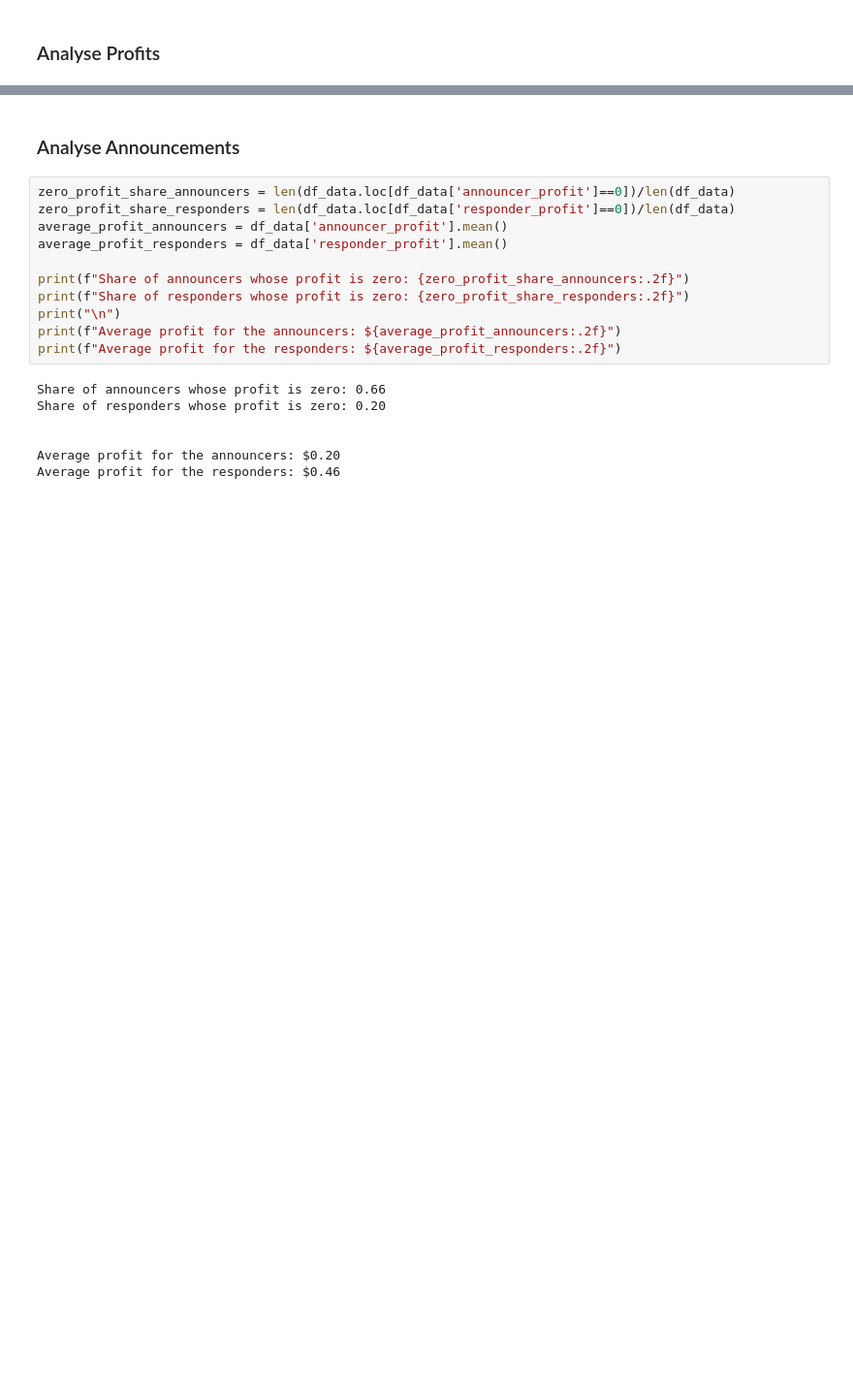
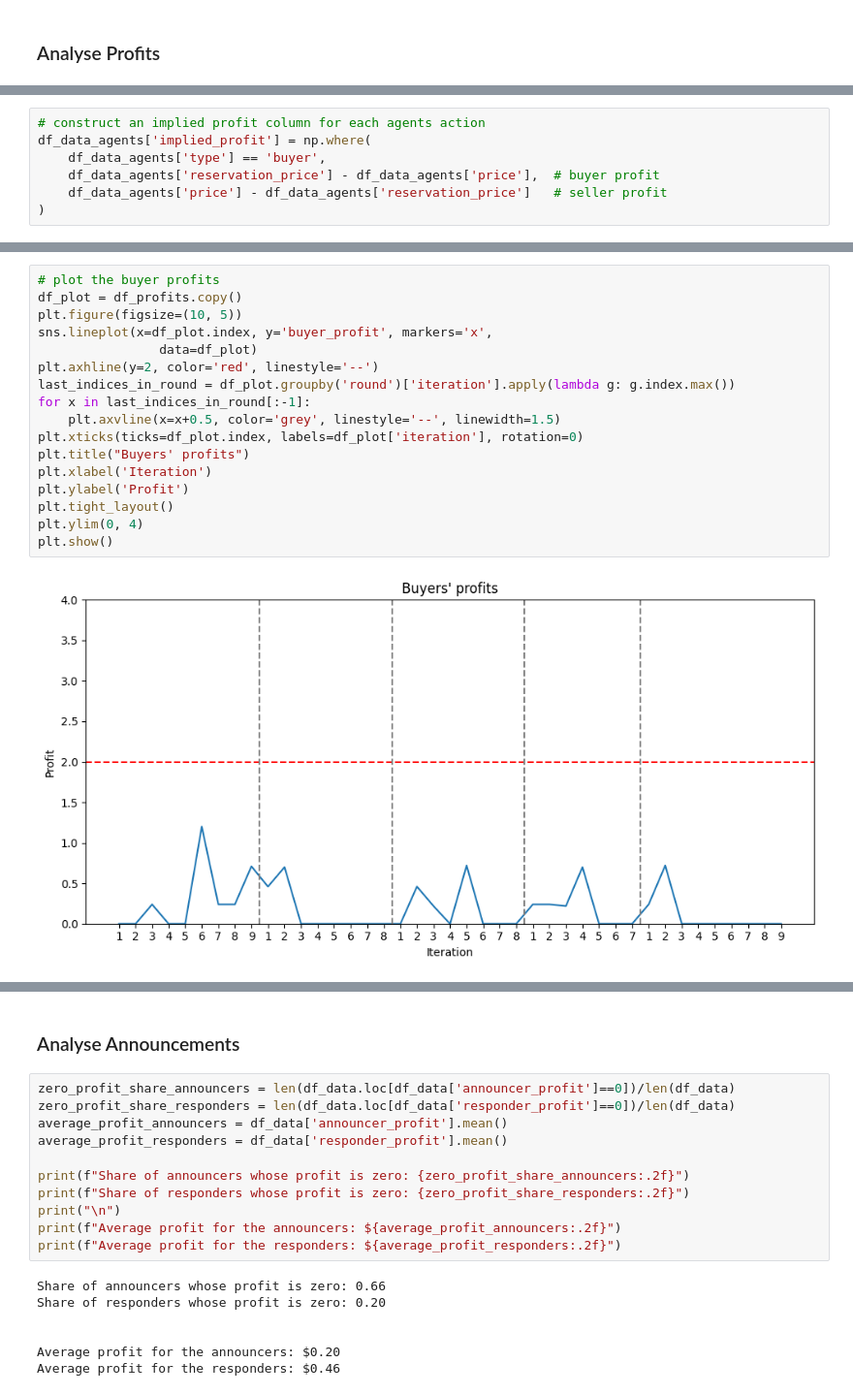
Before and after one commit to pawel-struski/market-equilibrium, a Jupyter notebook: results_analysis.ipynb, the cells around one changed output, grey strips where cells are left out. Shown: that part at 97% size. Drawn from its saved outputs; the diff is of its cells as text; blank space fills up the shorter version.

```diff
--- a/results_analysis.ipynb
+++ b/results_analysis.ipynb
@@ -167,0 +128,7 @@ plt.show()
+# %%
+# construct an implied profit column for each agents action
+df_data_agents['implied_profit'] = np.where(
+    df_data_agents['type'] == 'buyer',
+    df_data_agents['reservation_price'] - df_data_agents['price'],  # buyer profit
+    df_data_agents['price'] - df_data_agents['reservation_price']   # seller profit
+)
@@ -167,0 +191,19 @@ plt.show()
+# %%
+# plot the buyer profits
+df_plot = df_profits.copy()
+plt.figure(figsize=(10, 5))
+sns.lineplot(x=df_plot.index, y='buyer_profit', markers='x',
+                data=df_plot)
+plt.axhline(y=2, color='red', linestyle='--')
+last_indices_in_round = df_plot.groupby('round')['iteration'].apply(lambda g: g.index.max())
+for x in last_indices_in_round[:-1]:
+    plt.axvline(x=x+0.5, color='grey', linestyle='--', linewidth=1.5)
+plt.xticks(ticks=df_plot.index, labels=df_plot['iteration'], rotation=0)
+plt.title("Buyers' profits")
+plt.xlabel('Iteration')
+plt.ylabel('Profit')
+plt.tight_layout()
+plt.ylim(0, 4)
+plt.show()
+# %% [output]
+[figure, added]
```
Also changed, not shown: parts of 19 cells of this notebook.
